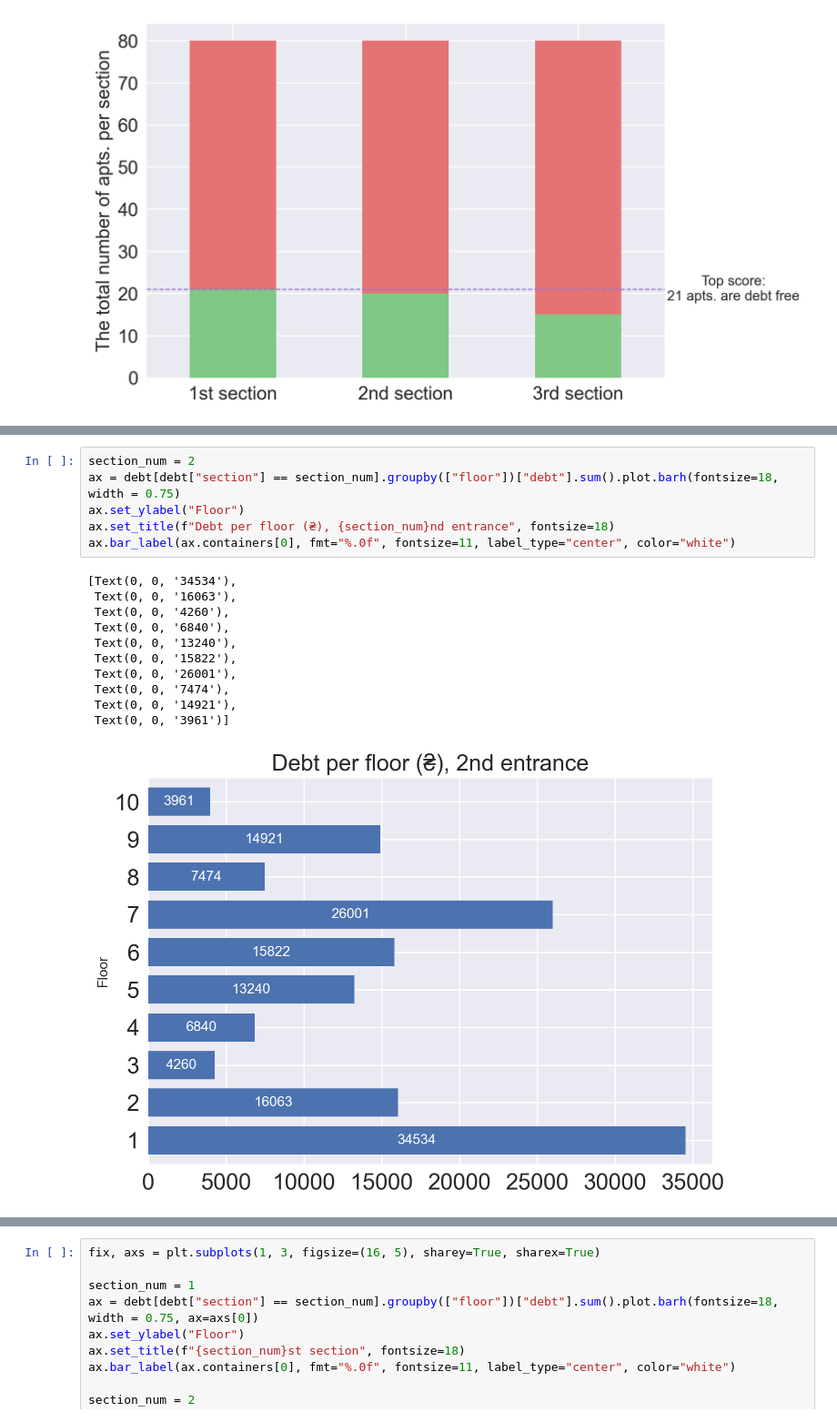
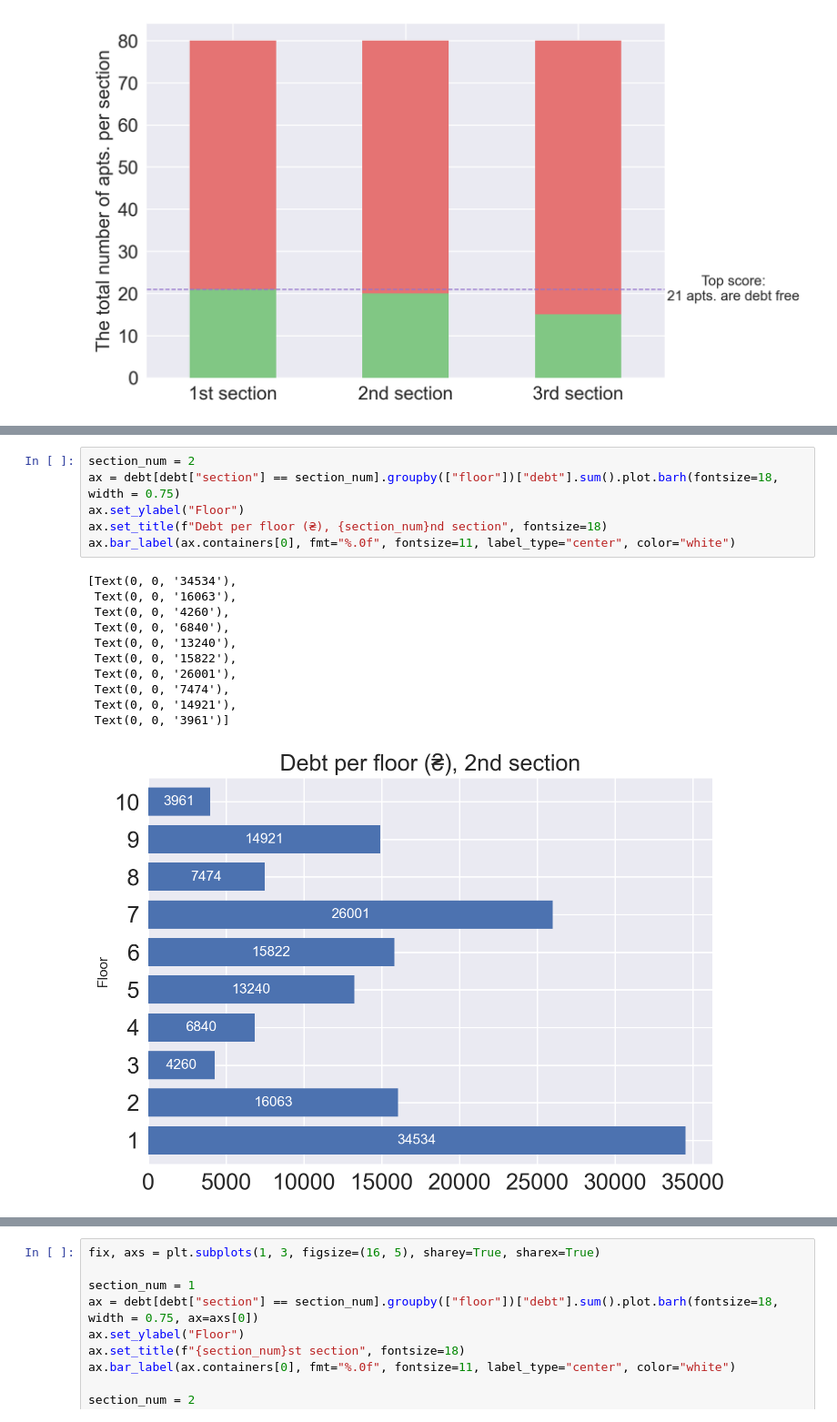
Before and after one commit to SlavaMelanko/SlavaMelanko, a Jupyter notebook: blog/data-visualization/debts.ipynb, the cells around one changed output, grey strips where cells are left out. Shown at 91% size. Drawn from its saved outputs; the diff is of its cells as text.

```diff
--- a/blog/data-visualization/debts.ipynb
+++ b/blog/data-visualization/debts.ipynb
@@ -192,21 +192,21 @@ ax.bar_label(ax.containers[0], fmt="%.0f", fontsize=11, label_type="center", col
 # %%
 section_num = 2
 ax = debt[debt["section"] == section_num].groupby(["floor"])["debt"].sum().plot.barh(fontsize=18, width = 0.75)
 ax.set_ylabel("Floor")
-ax.set_title(f"Debt per floor (₴), {section_num}nd entrance", fontsize=18)
+ax.set_title(f"Debt per floor (₴), {section_num}nd section", fontsize=18)
 ax.bar_label(ax.containers[0], fmt="%.0f", fontsize=11, label_type="center", color="white")
 # %% [output]
 [Text(0, 0, '34534'),
  Text(0, 0, '16063'),
  Text(0, 0, '4260'),
  Text(0, 0, '6840'),
  Text(0, 0, '13240'),
  Text(0, 0, '15822'),
  Text(0, 0, '26001'),
  Text(0, 0, '7474'),
  Text(0, 0, '14921'),
  Text(0, 0, '3961')]
-[figure, old version]
+[figure, new version]
 # %%
 section_num = 3
 ax = debt[debt["section"] == section_num].groupby(["floor"])["debt"].sum().plot.barh(fontsize=18, width = 0.75)
```
Also changed, not shown: parts of 5 cells of this notebook.
